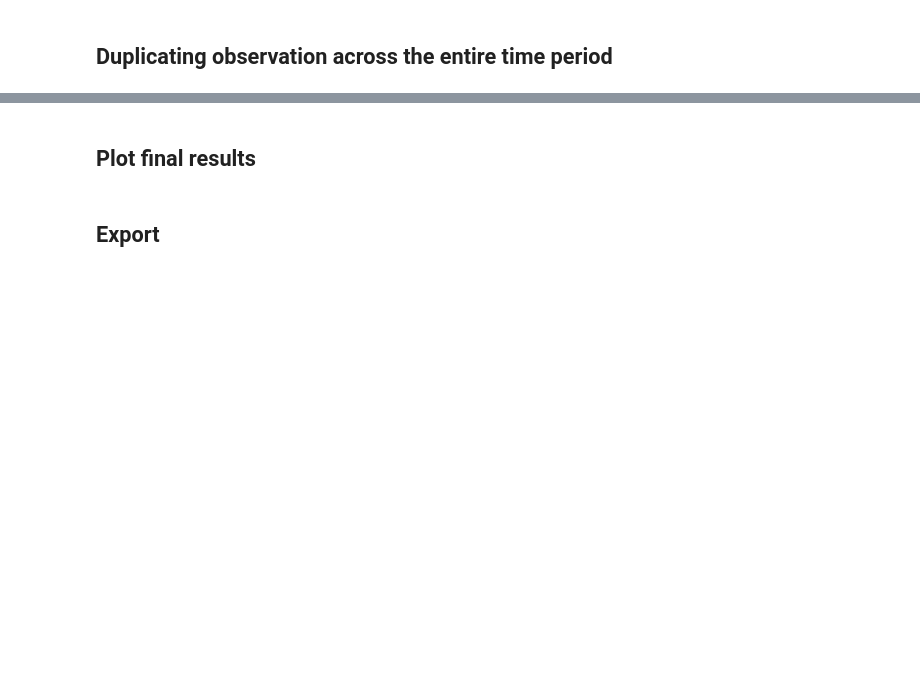
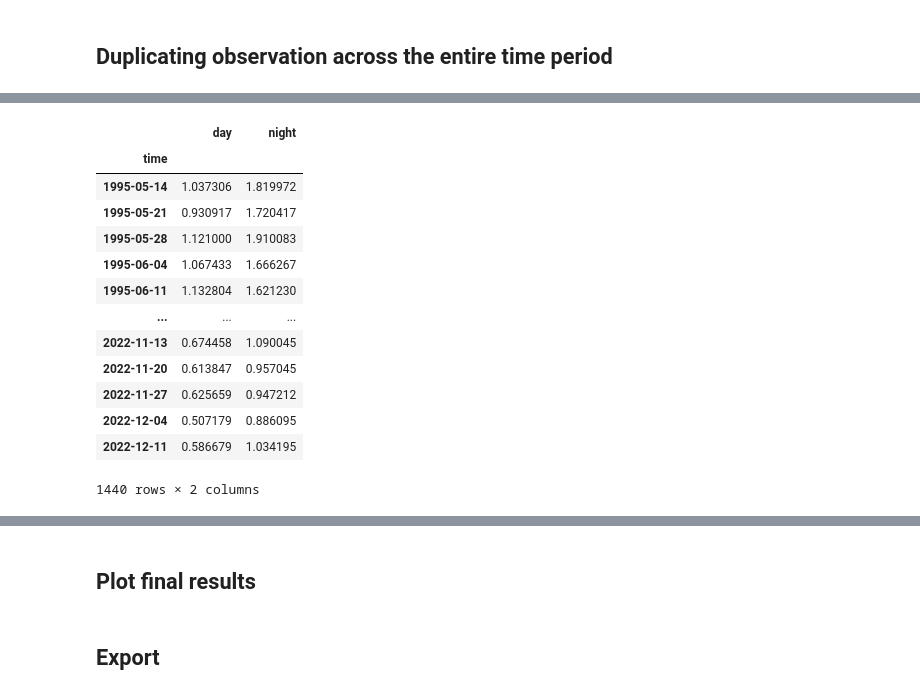
Before and after one commit to Ash12H/Seapopym-optimization, a Jupyter notebook: notebooks/1_data_processing/1_1_Forcing/1_1_7_1_climato_obs_bats.ipynb, the cells around one changed output, grey strips where cells are left out. Drawn from its saved outputs; the diff is of its cells as text; code cells hidden in the pictures; blank space fills up the shorter version.

```diff
--- a/notebooks/1_data_processing/1_1_Forcing/1_1_7_1_climato_obs_bats.ipynb
+++ b/notebooks/1_data_processing/1_1_Forcing/1_1_7_1_climato_obs_bats.ipynb
@@ -259,7 +258,7 @@ plt.show()
 # %% [markdown]
 ## Group data by week
 # %%
-grouped_data = xr.Dataset({"day": day_detrended, "night": night_detrended})
+grouped_data = xr.Dataset({"day": data.day, "night": data.night})
 
 # Calculer les moyennes mensuelles des données détrendées
 grouped_data = grouped_data.groupby("time.week").mean()
@@ -309,5 +333,5 @@ plt.show()
 # %% [markdown]
 ## Duplicating observation across the entire time period
 # %%
-value_by_week = smoothed.to_dataframe().drop(columns=["latitude", "longitude", "layer"])
+value_by_week = smoothed.to_dataframe().reset_index().drop(columns=["latitude", "longitude", "layer"]).set_index("week")
 value_by_week.head()
@@ -321,4 +360,20 @@ week_by_day.head()
 # %%
-aggregated_smoothed_detrended = week_by_day.join(value_by_week, on="week").drop(columns=["week"])
-aggregated_smoothed_detrended
+aggregated_smoothed = week_by_day.join(value_by_week, on="week").drop(columns=["week"])
+aggregated_smoothed.index.name = "time"
+aggregated_smoothed
+# %% [output]
+|  | day | night |
+| time |  |  |
+| 1995-05-14 | 1.037306 | 1.819972 |
+| 1995-05-21 | 0.930917 | 1.720417 |
+| 1995-05-28 | 1.121000 | 1.910083 |
+| 1995-06-04 | 1.067433 | 1.666267 |
+| 1995-06-11 | 1.132804 | 1.621230 |
+| ... | ... | ... |
+| 2022-11-13 | 0.674458 | 1.090045 |
+| 2022-11-20 | 0.613847 | 0.957045 |
+| 2022-11-27 | 0.625659 | 0.947212 |
+| 2022-12-04 | 0.507179 | 0.886095 |
+| 2022-12-11 | 0.586679 | 1.034195 |
+1440 rows × 2 columns
 # %%
```
Also changed, not shown: parts of 15 cells of this notebook, 9 other files.
